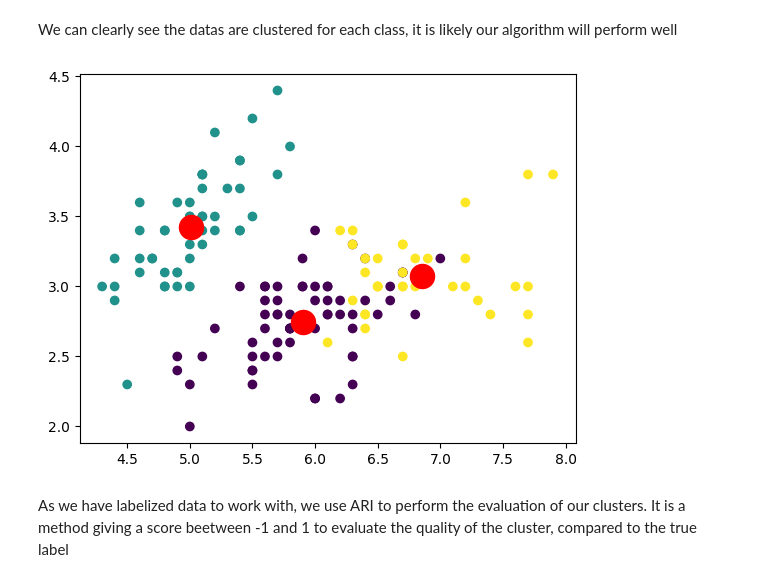
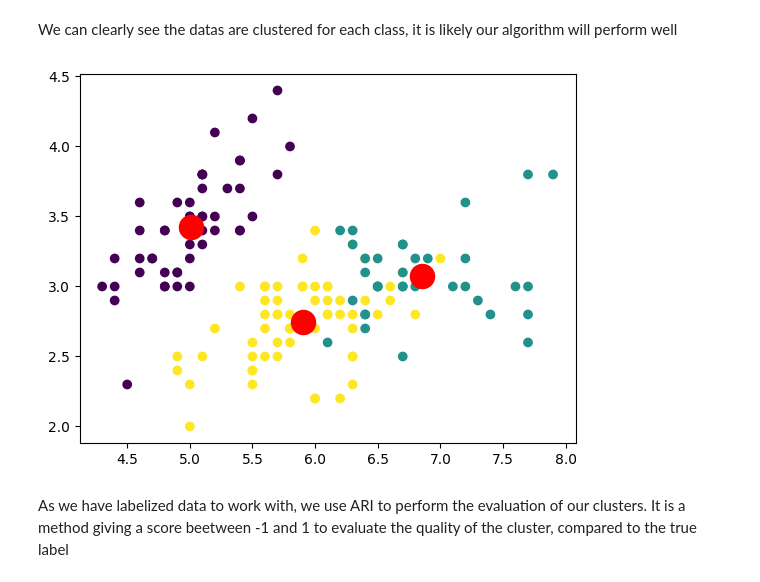
Before and after one commit to meliioko/ftml_project, a Jupyter notebook: exercice7/exercice7.ipynb, the cells around one changed output. Drawn from its saved outputs; the diff is of its cells as text; code cells hidden in the pictures.

```diff
--- a/exercice7/exercice7.ipynb
+++ b/exercice7/exercice7.ipynb
@@ -56,23 +43,23 @@ We can clearly see the datas are clustered for each class, it is likely our algo
 # %%
 from sklearn import datasets
 from sklearn.cluster import KMeans
 import matplotlib.pyplot as plt
 
 # load the iris dataset
 iris = datasets.load_iris()
 X = iris.data
-
+y = iris.target
 # apply kmeans to the dataset
-kmeans = KMeans(n_clusters=3, random_state=0).fit(X)
+kmeans = KMeans(n_clusters=3, n_init=10).fit(X)
 
 # visualize the results
 plt.scatter(X[:, 0], X[:, 1], c=kmeans.labels_, cmap='viridis')
 
 # plot the cluster centers
 plt.scatter(kmeans.cluster_centers_[:, 0], kmeans.cluster_centers_[:, 1], s=300, c='red')
 plt.show()
 # %% [output]
-[figure, old version]
+[figure, new version]
 # %% [markdown]
 As we have labelized data to work with, we use ARI to perform the evaluation of our clusters.
 It is a method giving a score beetween -1 and 1 to evaluate the quality of the cluster, compared to the true label
```
Also changed, not shown: parts of 3 cells of this notebook, 4 other files.
